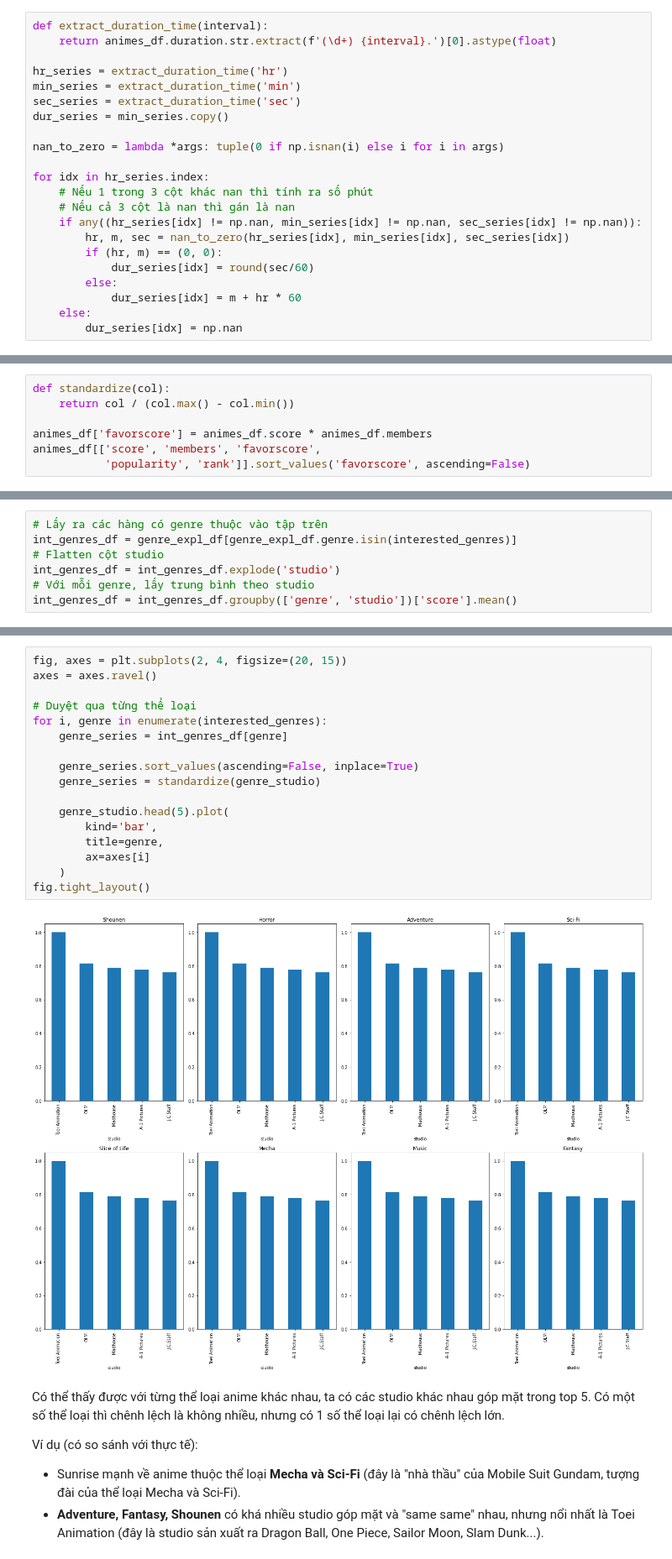
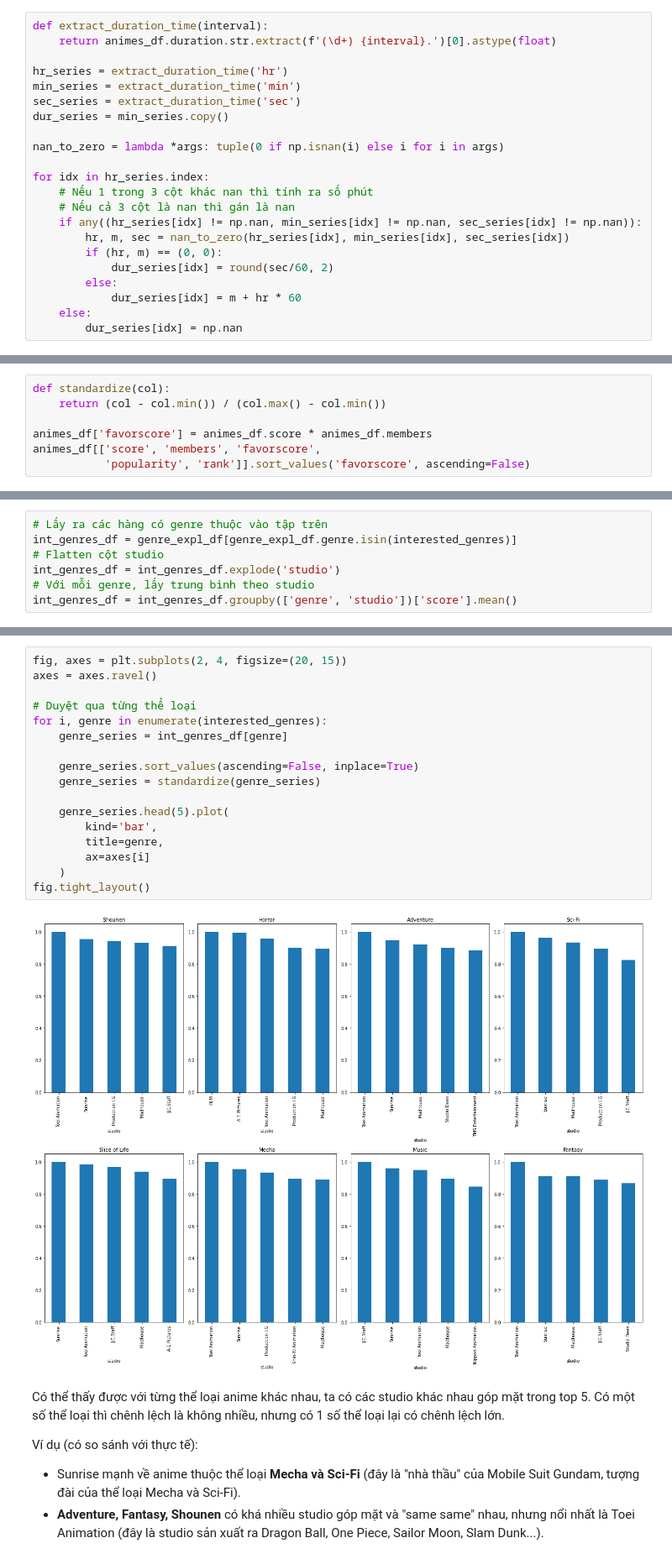
Before and after one commit to hungngocphat01/HCMUS-IntroDataSc-FinalProj, a Jupyter notebook: FINAL.ipynb, the cells around one changed output, grey strips where cells are left out. Shown: that part at 84% size. Saved outputs shown, nothing was run; the diff lists cells and outputs as text.

```diff
--- a/FINAL.ipynb
+++ b/FINAL.ipynb
@@ -448,7 +435,7 @@ for idx in hr_series.index:
     if any((hr_series[idx] != np.nan, min_series[idx] != np.nan, sec_series[idx] != np.nan)):
         hr, m, sec = nan_to_zero(hr_series[idx], min_series[idx], sec_series[idx])
         if (hr, m) == (0, 0):
-            dur_series[idx] = round(sec/60)
+            dur_series[idx] = round(sec/60, 2)
         else:
             dur_series[idx] = m + hr * 60
     else:
@@ -694,7 +675,7 @@ Có thể thấy những bộ đông người xem chiếm tỉ lệ rất ít, v
 Cá biệt: những bộ rất ít người xem lại có điểm cận 10. Điều này cũng dễ hiểu vì nếu có nhiều người xem thì ý kiến sẽ đa chiều hơn nên sẽ kéo điểm trung bình chung xuống. Ngoài ra, ta cũng có thể thấy `type` của những bộ này là "OVA", tức là những video dạng "anime" bonus bán riêng với merchandise, nên chủ yếu là "fan cứng" sẽ mua nên điểm cũng sẽ bị biased. **Nhìn chung, những bộ có đông người xem thì sẽ có điểm trong khoảng 7 - 9**. Theo kinh nghiệm, đây cũng là những bộ nên xem trong thực tế. Ngoài ra, **loại hình anime có lượng người xem nhiều nhất là TV anime**.
 # %%
 def standardize(col):
-    return col / (col.max() - col.min())
+    return (col - col.min()) / (col.max() - col.min())
 
 animes_df['favorscore'] = animes_df.score * animes_df.members
 animes_df[['score', 'members', 'favorscore',
@@ -861,22 +842,22 @@ Length: 1279, dtype: float64
 # %%
 fig, axes = plt.subplots(2, 4, figsize=(20, 15))
 axes = axes.ravel()
 
 # Duyệt qua từng thể loại
 for i, genre in enumerate(interested_genres):
     genre_series = int_genres_df[genre]
 
     genre_series.sort_values(ascending=False, inplace=True)
-    genre_series = standardize(genre_studio)
+    genre_series = standardize(genre_series)
 
-    genre_studio.head(5).plot(
+    genre_series.head(5).plot(
         kind='bar',
         title=genre,
         ax=axes[i]
     )
 fig.tight_layout()
 # %% [output]
-[figure, old version]
+[figure, new version]
 # %% [markdown]
 Có thể thấy được với từng thể loại anime khác nhau, ta có các studio khác nhau góp mặt trong top 5. Có một số thể loại thì chênh lệch là không nhiều, nhưng có 1 số thể loại lại có chênh lệch lớn.
 
```
Also changed, not shown: parts of 18 cells of this notebook.
